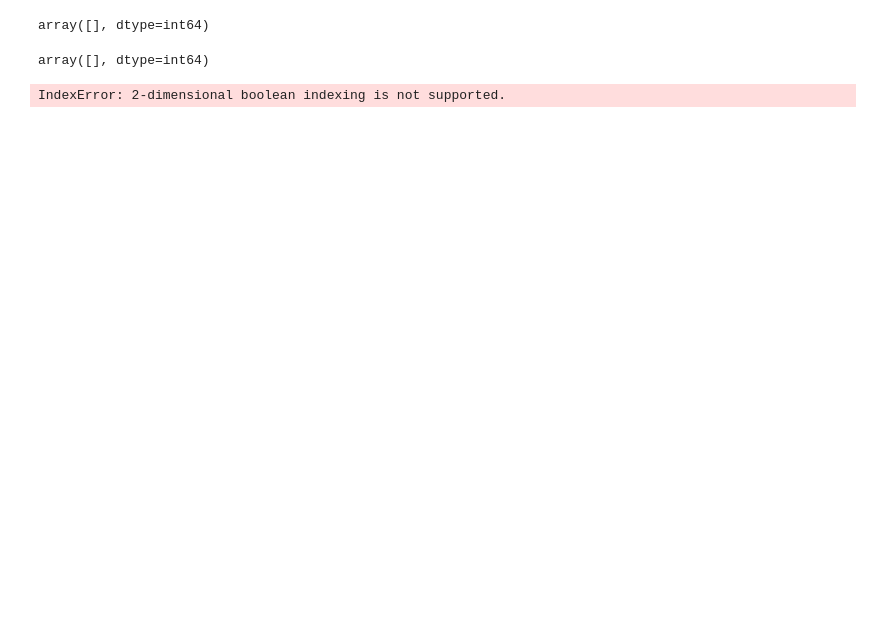
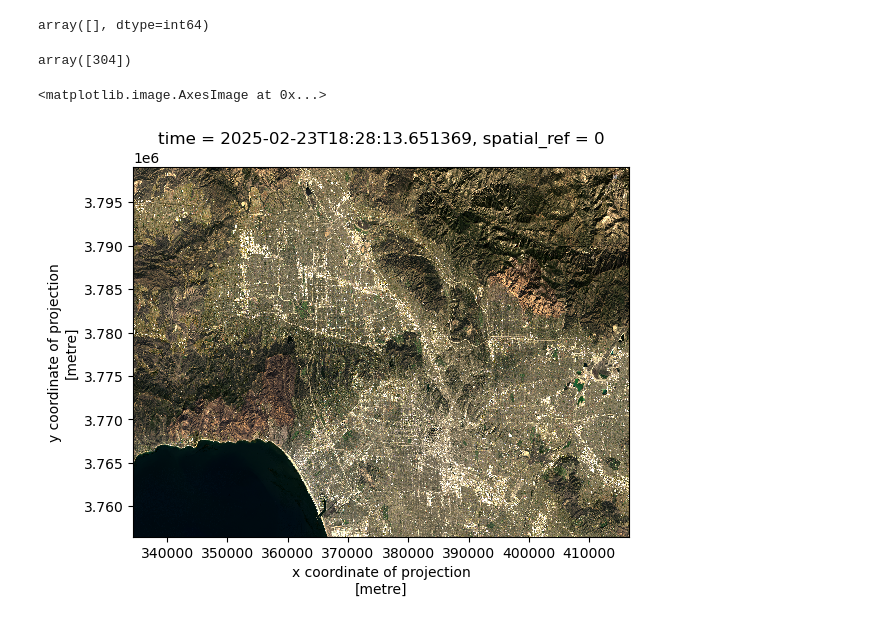
Before and after one commit to Apathy-Wildflowers/eds220-hwk4, a Jupyter notebook: hwk4-task2-false-color-SARMIENTO.ipynb, the cells around one changed output. Cells and saved outputs as stored; diff of their text form; code cells hidden in the pictures; blank space fills up the shorter version.

```diff
--- a/hwk4-task2-false-color-SARMIENTO.ipynb
+++ b/hwk4-task2-false-color-SARMIENTO.ipynb
@@ -166,4 +207,5 @@ Attributes: (12/18)
 # %%
 #c.
-LandsatData = NetCDF.rio.write_crs("EPSG:4326")
+#Give the LandsatData the CRS of EPSG:32611 back
+LandsatData = NetCDF.rio.write_crs("epsg:32611")
 # %%
@@ -205,16 +254,25 @@ locationsRed
 # %% [output]
 array([], dtype=int64)
 # %%
-LandsatDataGreen = LandsatData['green'].isnull().sum()
+#Filter to green band in landsat data
+LandsatDataGreen = LandsatData['green']
 
+#Find the locations of the NA values in the green band
 locationsGreen = np.where(pd.isna(LandsatDataGreen))[0]
 locationsGreen
 # %% [output]
-array([], dtype=int64)
+array([304])
 # %%
-#Only blue band has na's
+#d.
+#Blue band contains 109 NA's and the green band contains 1 NA
 
-#Replace
-LandsatDataBlue[np.isnan(LandsatDataBlue)] = 0
+#Replace na's in blue and green bands
+LandsatData['blue'] = LandsatData['blue'].fillna(0)
+LandsatData['green'] = LandsatData['green'].fillna(0)
-# %% [output]
-IndexError: 2-dimensional boolean indexing is not supported.
+# %%
+#e.
+#Replot the data with NA's replaced with 0 to show no error message
+LandsatData[['red','green','blue']].to_dataarray().plot.imshow(robust=True)
+# %% [output]
+<matplotlib.image.AxesImage at 0x...>
+[figure, added]
```
Also changed, not shown: parts of 31 cells of this notebook.
